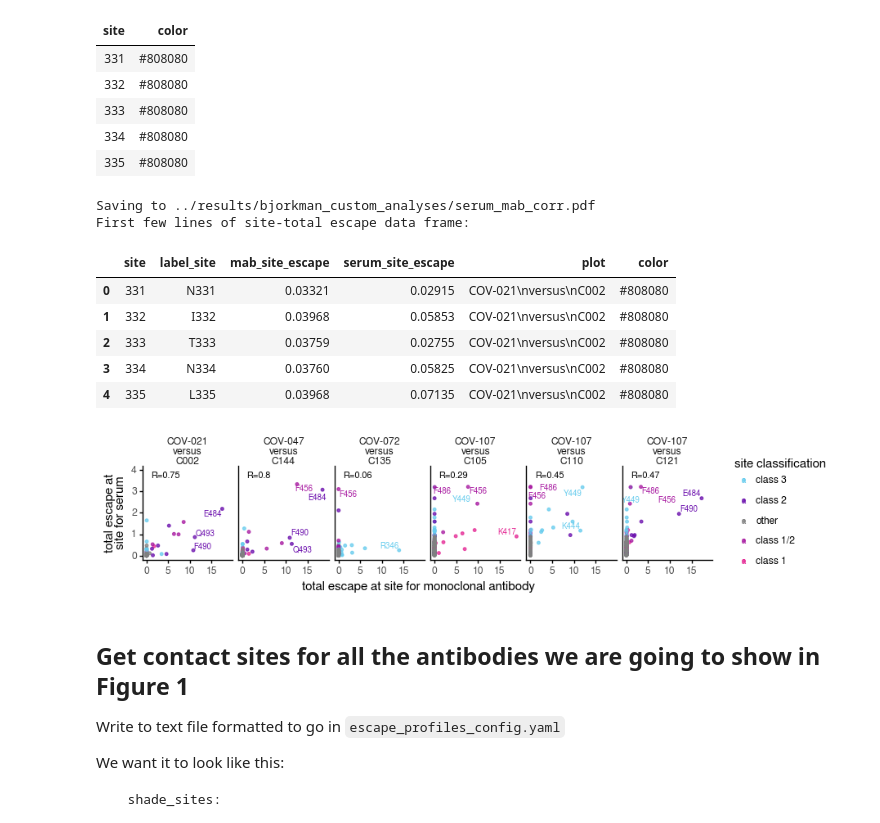
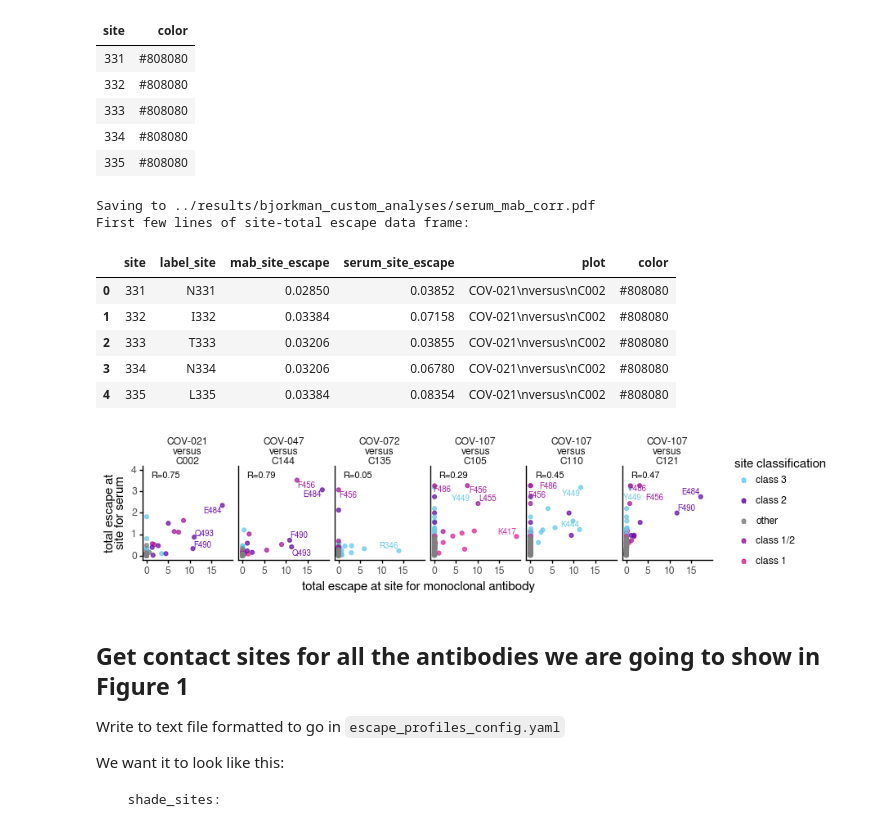
Before and after one commit to jbloomlab/SARS-CoV-2-RBD_MAP_Rockefeller, a Jupyter notebook: custom_analyses/bjorkman_analyses.ipynb, the cells around one changed output. Drawn from its saved outputs; the diff is of its cells as text; code cells hidden in the pictures.

```diff
--- a/custom_analyses/bjorkman_analyses.ipynb
+++ b/custom_analyses/bjorkman_analyses.ipynb
@@ -219,7 +219,7 @@ for i in sera_mab_mapping.keys():
 
 p = (ggplot(plot_corrs_df) +
      aes(x='mab_site_escape', y='serum_site_escape', color='color') +
-     geom_point(size=1, alpha=0.75) +
+     geom_point(size=1.5, alpha=0.75) +
      geom_text(data=full_label_df,
                mapping=aes(label='label_site', color='color'),
                size=7,
@@ -232,39 +232,39 @@ p = (ggplot(plot_corrs_df) +
                size=8,
                ha='left'
                ) +
      facet_wrap('~plot', ncol=6) +
      theme_classic() +
      theme(figure_size=(6*1.5,1*1.5),
            strip_margin=0.35,
            strip_background=element_blank(),
            text=element_text(family='FreeSans'),
           ) +
      scale_y_continuous(limits=[0,4]) +
      xlab('total escape at site for monoclonal antibody')+
      ylab(f'total escape at\nsite for serum') +
      scale_color_manual(values=colors,
                         name='site classification',
                         labels=['class 3', 'class 2', 'other', 'class 1/2', 'class 1']
                        )
     )
 _ = p.draw()
 
 plotfile = f'{resultsdir}/serum_mab_corr.pdf'
 print(f"Saving to {plotfile}")
 p.save(plotfile, verbose=False)
 
 print('First few lines of site-total escape data frame:')
 display(HTML(plot_corrs_df.head().to_html(index=True)))
 # %% [output]
 Saving to ../results/bjorkman_custom_analyses/serum_mab_corr.pdf
 First few lines of site-total escape data frame:
 |  | site | label_site | mab_site_escape | serum_site_escape | plot | color |
-| 0 | 331 | N331 | 0.03321 | 0.02915 | COV-021\nversus\nC002 | #808080 |
-| 1 | 332 | I332 | 0.03968 | 0.05853 | COV-021\nversus\nC002 | #808080 |
-| 2 | 333 | T333 | 0.03759 | 0.02755 | COV-021\nversus\nC002 | #808080 |
-| 3 | 334 | N334 | 0.03760 | 0.05825 | COV-021\nversus\nC002 | #808080 |
-| 4 | 335 | L335 | 0.03968 | 0.07135 | COV-021\nversus\nC002 | #808080 |
+| 0 | 331 | N331 | 0.02850 | 0.03852 | COV-021\nversus\nC002 | #808080 |
+| 1 | 332 | I332 | 0.03384 | 0.07158 | COV-021\nversus\nC002 | #808080 |
+| 2 | 333 | T333 | 0.03206 | 0.03855 | COV-021\nversus\nC002 | #808080 |
+| 3 | 334 | N334 | 0.03206 | 0.06780 | COV-021\nversus\nC002 | #808080 |
+| 4 | 335 | L335 | 0.03384 | 0.08354 | COV-021\nversus\nC002 | #808080 |
-[figure, old version]
+[figure, new version]
 # %% [markdown]
 ## Get contact sites for all the antibodies we are going to show in Figure 1
 Write to text file formatted to go in `escape_profiles_config.yaml`
```
Also changed, not shown: parts of 4 cells of this notebook, 14 other files.
